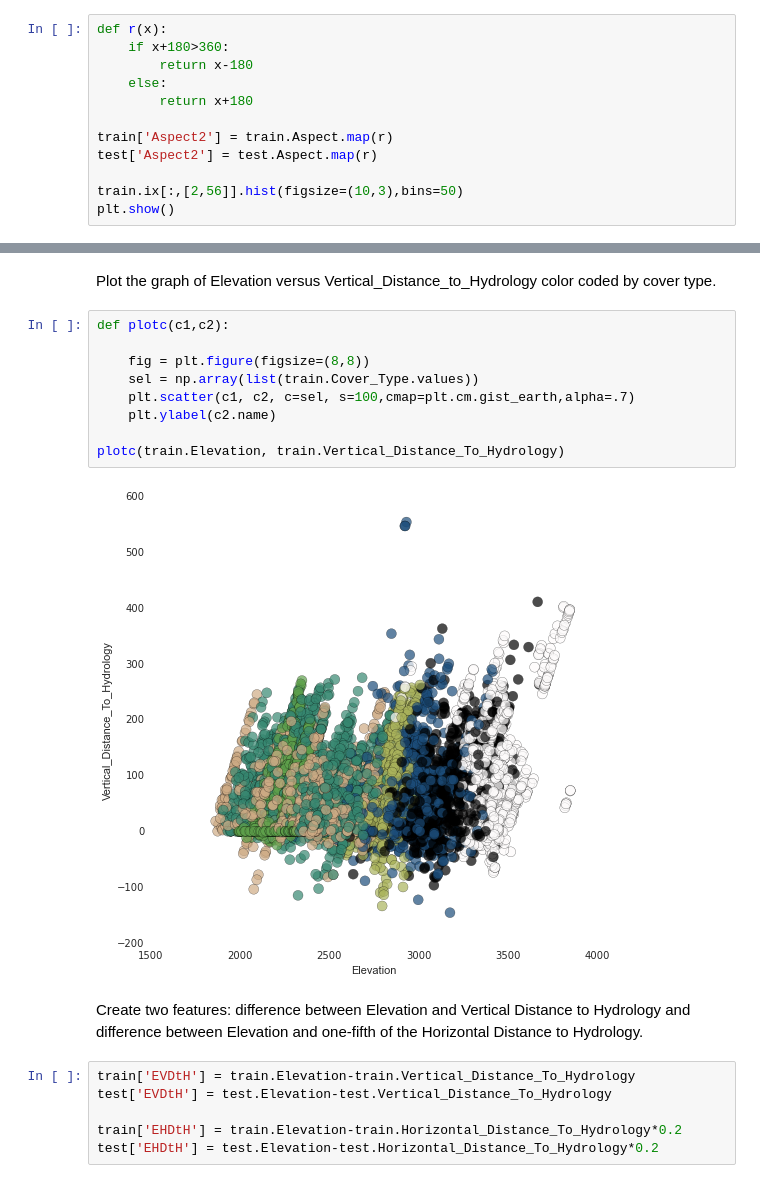
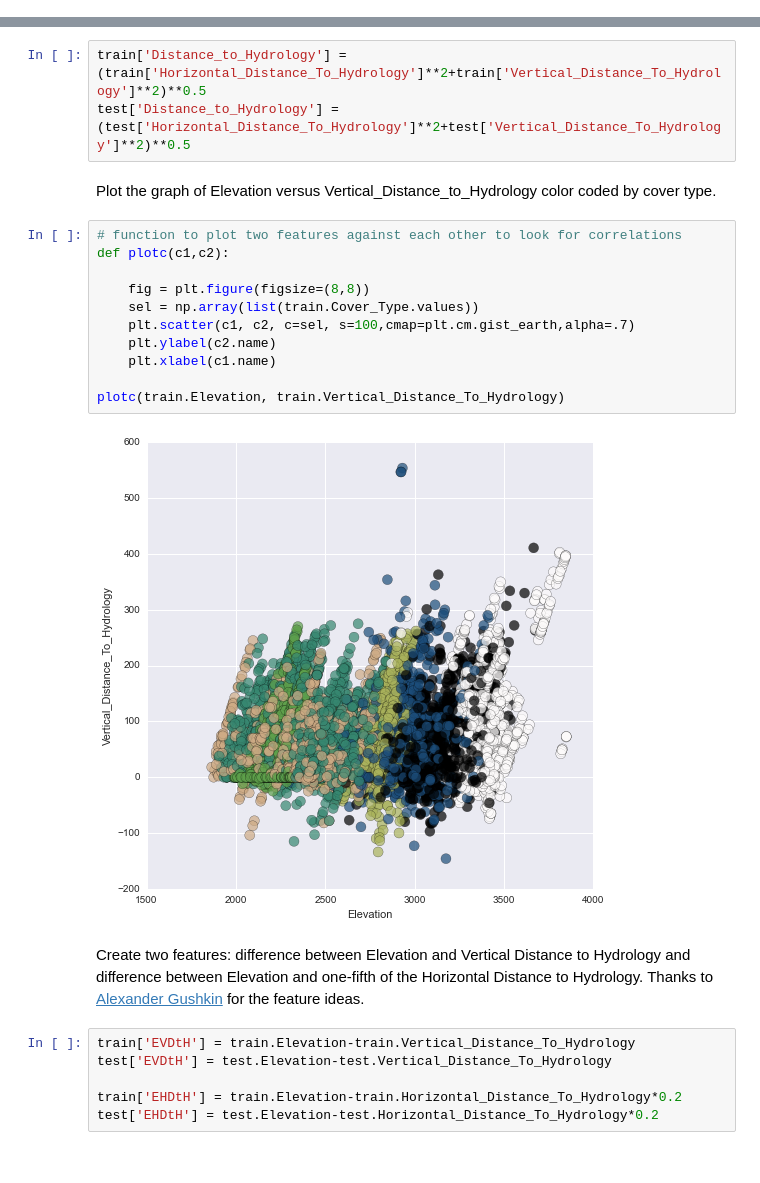
Before and after one commit to kevinallen/w207-forestcover, a Jupyter notebook: forestCover_final_python2.ipynb, the cells around one changed output, grey strips where cells are left out. Cells and saved outputs as stored; diff of their text form.

```diff
--- a/forestCover_final_python2.ipynb
+++ b/forestCover_final_python2.ipynb
@@ -152,15 +153,3 @@ randf.fit(X_train, y)
 getImportance(randf, list(feature_cols), "Random Forest Tree (Another Baseline)")
 # %% [output]
 [figure]
-# %%
-def r(x):
-    if x+180>360:
-        return x-180
-    else:
-        return x+180
-
-train['Aspect2'] = train.Aspect.map(r)
-test['Aspect2'] = test.Aspect.map(r)
-
-train.ix[:,[2,56]].hist(figsize=(10,3),bins=50)
-plt.show()
@@ -181,18 +168,25 @@ That the Horizontal Distance to Roadways increases with Elevation should come as
+# %%
+train['Distance_to_Hydrology'] = (train['Horizontal_Distance_To_Hydrology']**2+train['Vertical_Distance_To_Hydrology']**2)**0.5
+test['Distance_to_Hydrology'] = (test['Horizontal_Distance_To_Hydrology']**2+test['Vertical_Distance_To_Hydrology']**2)**0.5
 # %% [markdown]
 Plot the graph of Elevation versus Vertical_Distance_to_Hydrology color coded by cover type.
 # %%
+# function to plot two features against each other to look for correlations
 def plotc(c1,c2):
 
     fig = plt.figure(figsize=(8,8))
     sel = np.array(list(train.Cover_Type.values))
     plt.scatter(c1, c2, c=sel, s=100,cmap=plt.cm.gist_earth,alpha=.7)
     plt.ylabel(c2.name)
+    plt.xlabel(c1.name)
 
 plotc(train.Elevation, train.Vertical_Distance_To_Hydrology)
 # %% [output]
-[figure, old version]
+[figure, new version]
 # %% [markdown]
-Create two features: difference between Elevation and Vertical Distance to Hydrology and difference between Elevation and one-fifth of the Horizontal Distance to Hydrology.
+Create two features: difference between Elevation and Vertical Distance to Hydrology and difference between Elevation and one-fifth of the Horizontal Distance to Hydrology. Thanks to [Alexander Gushkin][link1] for the feature ideas.
+
+[link1]: http://nbviewer.ipython.org/github/aguschin/kaggle/blob/master/forestCoverType_featuresEngineering.ipynb
 # %%
 train['EVDtH'] = train.Elevation-train.Vertical_Distance_To_Hydrology
 test['EVDtH'] = test.Elevation-test.Vertical_Distance_To_Hydrology
```
Also changed, not shown: parts of 23 cells of this notebook.
